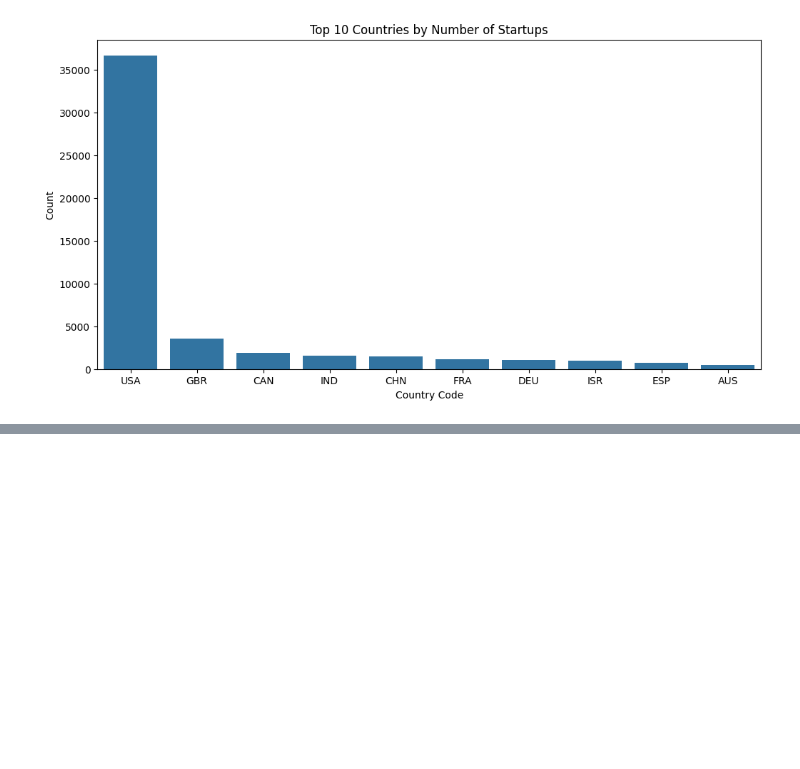
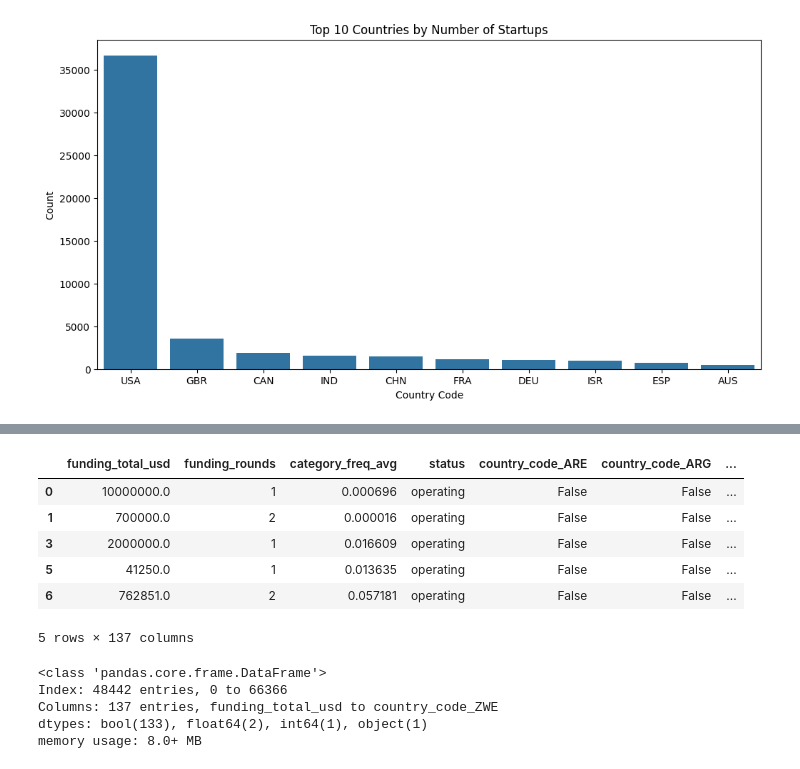
Before and after one commit to drugarim/start_up_success_rate, a Jupyter notebook: Startup_success_rate.ipynb, the cells around one changed output, grey strips where cells are left out. Cells and saved outputs as stored; diff of their text form; code cells hidden in the pictures; blank space fills up the shorter version.

```diff
--- a/Startup_success_rate.ipynb
+++ b/Startup_success_rate.ipynb
@@ -514,0 +478,26 @@ Split the 'category_list' column into individual categories and then visualize t
+# %%
+# Select relevant columns
+df_modeling = df_cleaned[['funding_total_usd', 'funding_rounds', 'category_freq_avg', 'country_code', 'status']].copy()
+
+# Drop rows with missing values in the selected columns
+df_modeling.dropna(inplace=True)
+
+# Apply one-hot encoding to 'country_code'
+df_modeling = pd.get_dummies(df_modeling, columns=['country_code'], drop_first=True)
+
+# Display the first few rows and info of the resulting DataFrame
+display(df_modeling.head())
+df_modeling.info()
+# %% [output]
+|  | funding_total_usd | funding_rounds | category_freq_avg | status | country_code_ARE | country_code_ARG | ... |
+| 0 | 10000000.0 | 1 | 0.000696 | operating | False | False | ... |
+| 1 | 700000.0 | 2 | 0.000016 | operating | False | False | ... |
+| 3 | 2000000.0 | 1 | 0.016609 | operating | False | False | ... |
+| 5 | 41250.0 | 1 | 0.013635 | operating | False | False | ... |
+| 6 | 762851.0 | 2 | 0.057181 | operating | False | False | ... |
+5 rows × 137 columns
+<class 'pandas.core.frame.DataFrame'>
+Index: 48442 entries, 0 to 66366
+Columns: 137 entries, funding_total_usd to country_code_ZWE
+dtypes: bool(133), float64(2), int64(1), object(1)
+memory usage: 8.0+ MB
```
Also changed, not shown: parts of 39 cells of this notebook.
